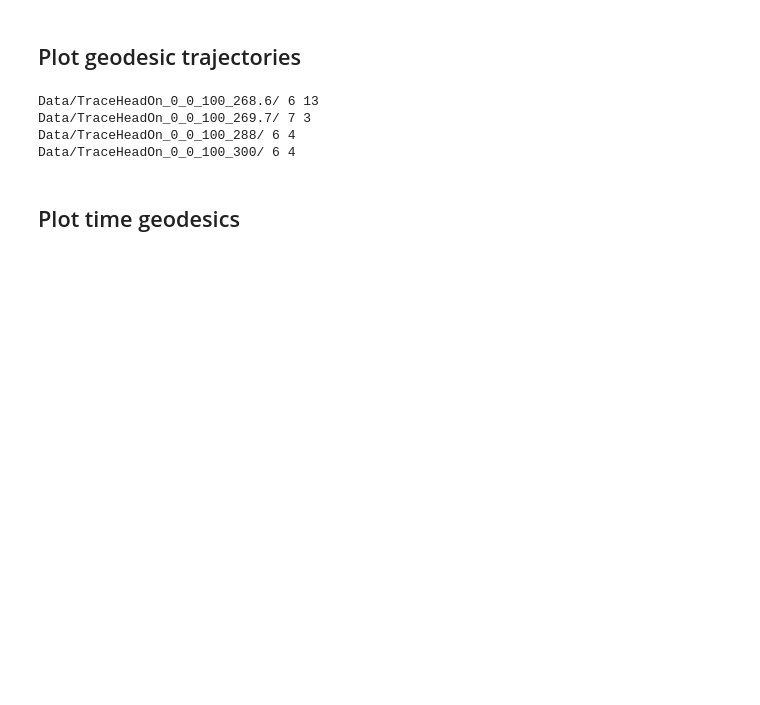
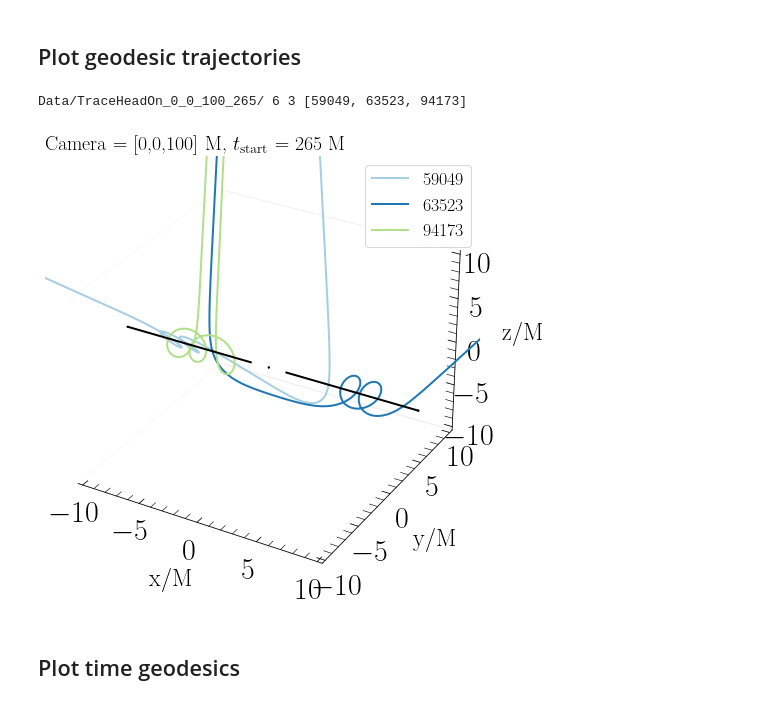
Before and after one commit to mariaokounkova/TracingMerger, a Jupyter notebook: InterestingLoops.ipynb, the cells around one changed output. Drawn from its saved outputs; the diff is of its cells as text; code cells hidden in the pictures; blank space fills up the shorter version.

```diff
--- a/InterestingLoops.ipynb
+++ b/InterestingLoops.ipynb
@@ -430,18 +435,16 @@ def PlotGetTrajectoriesFromH5(p):
     #plt.tight_layout()
     plt.show()
 # %%
-for t_start in [268.6, 269.7, 288, 300]:
+for t_start in [265]:
 #for dir in fnmatch.filter(os.listdir('Data'), 'Trace*'):
     #p = 'Data/' + dir + '/'
     p = 'Data/TraceHeadOn_0_0_100_' + str(t_start) + '/'
     #max_N, Indices = GetGeodesicsMaxZeroCrossings(p)
     #print(p, max_N, len(Indices))
     PlotGetTrajectoriesFromH5(p)
 # %% [output]
-Data/TraceHeadOn_0_0_100_268.6/ 6 13
-Data/TraceHeadOn_0_0_100_269.7/ 7 3
-Data/TraceHeadOn_0_0_100_288/ 6 4
-Data/TraceHeadOn_0_0_100_300/ 6 4
+Data/TraceHeadOn_0_0_100_265/ 6 3 [59049, 63523, 94173]
+[figure, added]
 # %% [markdown]
 ## Plot time geodesics
 # %%
```
Also changed, not shown: parts of 6 cells of this notebook.
